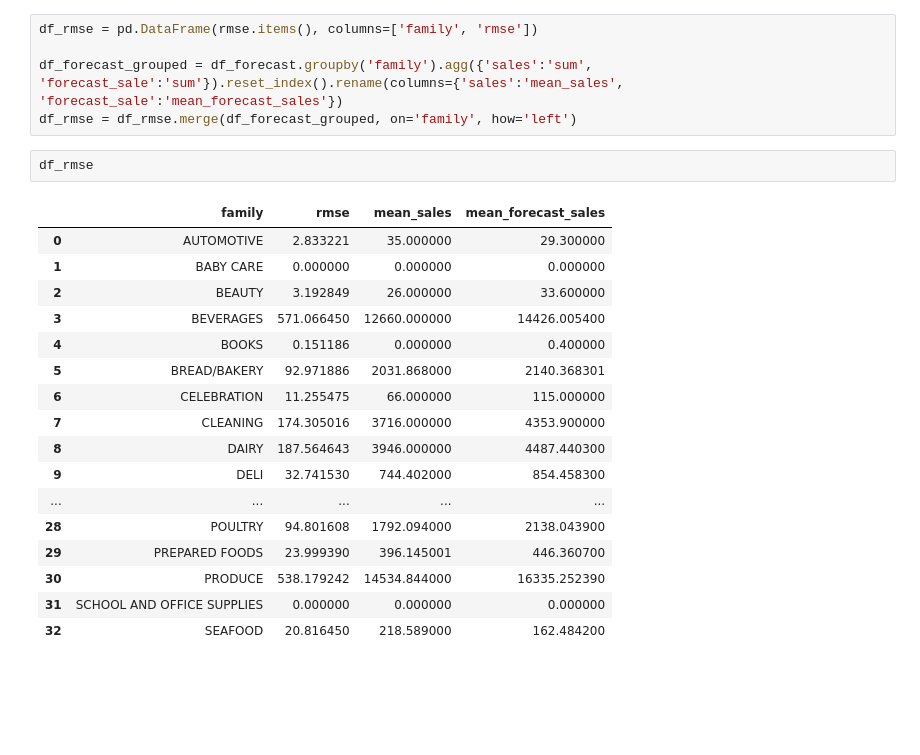
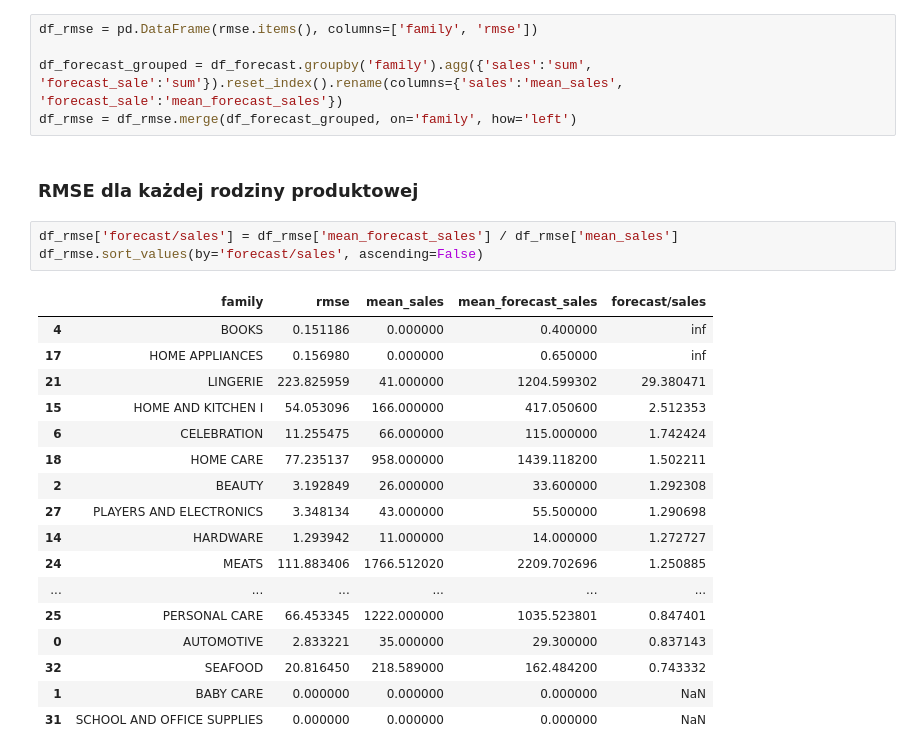
Before and after one commit to Mieszkokucz/UM_UEP_PROJEKT_ZALICZENIOWY, a Jupyter notebook: notebooks/eda.ipynb, the cells around one changed output. Cells and saved outputs as stored; diff of their text form; blank space fills up the shorter version.

```diff
--- a/notebooks/eda.ipynb
+++ b/notebooks/eda.ipynb
@@ -339,23 +317,26 @@ df_rmse = pd.DataFrame(rmse.items(), columns=['family', 'rmse'])
 
 df_forecast_grouped = df_forecast.groupby('family').agg({'sales':'sum', 'forecast_sale':'sum'}).reset_index().rename(columns={'sales':'mean_sales', 'forecast_sale':'mean_forecast_sales'})
 df_rmse = df_rmse.merge(df_forecast_grouped, on='family', how='left')
-# %%
-df_rmse
-# %% [output]
-|  | family | rmse | mean_sales | mean_forecast_sales |
-| 0 | AUTOMOTIVE | 2.833221 | 35.000000 | 29.300000 |
-| 1 | BABY CARE | 0.000000 | 0.000000 | 0.000000 |
-| 2 | BEAUTY | 3.192849 | 26.000000 | 33.600000 |
-| 3 | BEVERAGES | 571.066450 | 12660.000000 | 14426.005400 |
-| 4 | BOOKS | 0.151186 | 0.000000 | 0.400000 |
-| 5 | BREAD/BAKERY | 92.971886 | 2031.868000 | 2140.368301 |
-| 6 | CELEBRATION | 11.255475 | 66.000000 | 115.000000 |
-| 7 | CLEANING | 174.305016 | 3716.000000 | 4353.900000 |
-| 8 | DAIRY | 187.564643 | 3946.000000 | 4487.440300 |
-| 9 | DELI | 32.741530 | 744.402000 | 854.458300 |
-| ... | ... | ... | ... | ... |
-| 28 | POULTRY | 94.801608 | 1792.094000 | 2138.043900 |
-| 29 | PREPARED FOODS | 23.999390 | 396.145001 | 446.360700 |
-| 30 | PRODUCE | 538.179242 | 14534.844000 | 16335.252390 |
-| 31 | SCHOOL AND OFFICE SUPPLIES | 0.000000 | 0.000000 | 0.000000 |
-| 32 | SEAFOOD | 20.816450 | 218.589000 | 162.484200 |
+# %% [markdown]
+### RMSE dla każdej rodziny produktowej
+# %%
+df_rmse['forecast/sales'] = df_rmse['mean_forecast_sales'] / df_rmse['mean_sales']
+df_rmse.sort_values(by='forecast/sales', ascending=False)
+# %% [output]
+|  | family | rmse | mean_sales | mean_forecast_sales | forecast/sales |
+| 4 | BOOKS | 0.151186 | 0.000000 | 0.400000 | inf |
+| 17 | HOME APPLIANCES | 0.156980 | 0.000000 | 0.650000 | inf |
+| 21 | LINGERIE | 223.825959 | 41.000000 | 1204.599302 | 29.380471 |
+| 15 | HOME AND KITCHEN I | 54.053096 | 166.000000 | 417.050600 | 2.512353 |
+| 6 | CELEBRATION | 11.255475 | 66.000000 | 115.000000 | 1.742424 |
+| 18 | HOME CARE | 77.235137 | 958.000000 | 1439.118200 | 1.502211 |
+| 2 | BEAUTY | 3.192849 | 26.000000 | 33.600000 | 1.292308 |
+| 27 | PLAYERS AND ELECTRONICS | 3.348134 | 43.000000 | 55.500000 | 1.290698 |
+| 14 | HARDWARE | 1.293942 | 11.000000 | 14.000000 | 1.272727 |
+| 24 | MEATS | 111.883406 | 1766.512020 | 2209.702696 | 1.250885 |
+| ... | ... | ... | ... | ... | ... |
+| 25 | PERSONAL CARE | 66.453345 | 1222.000000 | 1035.523801 | 0.847401 |
+| 0 | AUTOMOTIVE | 2.833221 | 35.000000 | 29.300000 | 0.837143 |
+| 32 | SEAFOOD | 20.816450 | 218.589000 | 162.484200 | 0.743332 |
+| 1 | BABY CARE | 0.000000 | 0.000000 | 0.000000 | NaN |
+| 31 | SCHOOL AND OFFICE SUPPLIES | 0.000000 | 0.000000 | 0.000000 | NaN |
```
Also changed, not shown: parts of 18 cells of this notebook.
